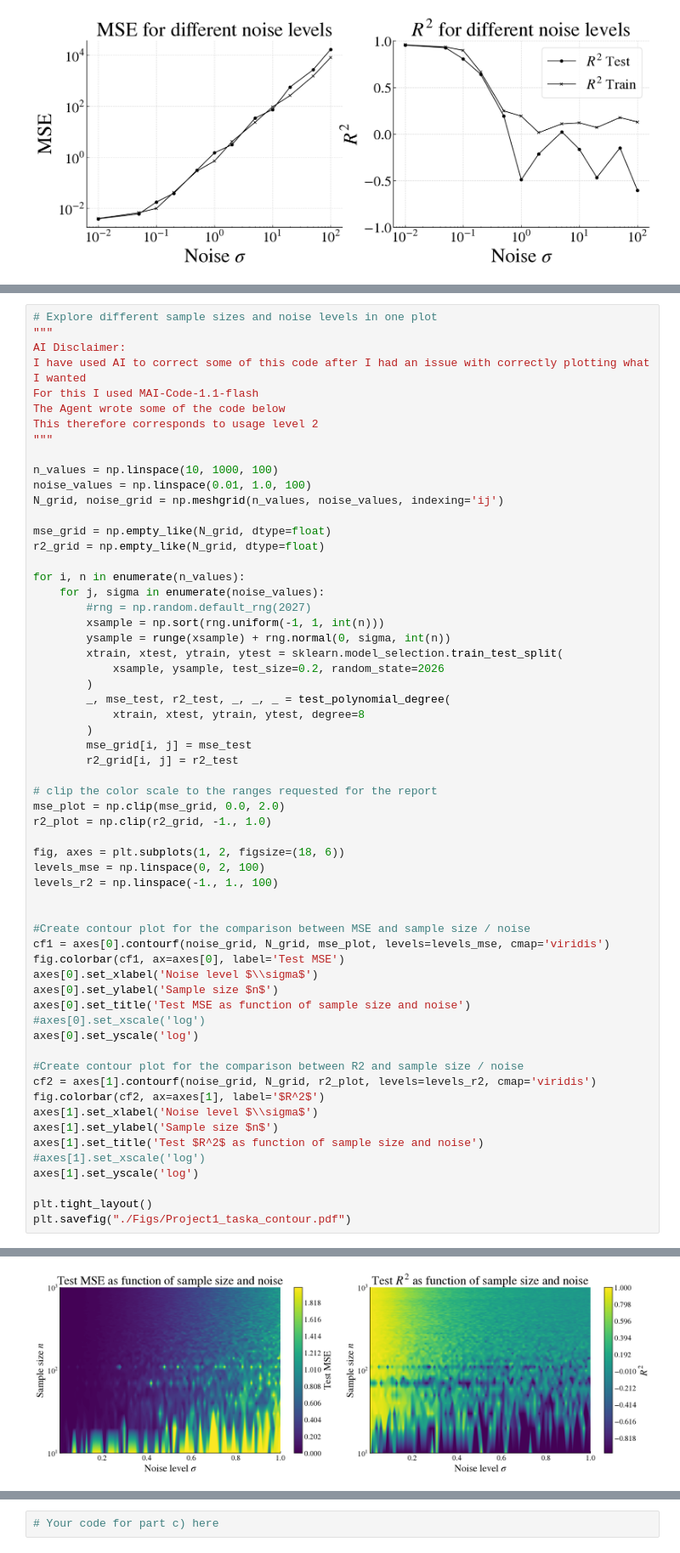
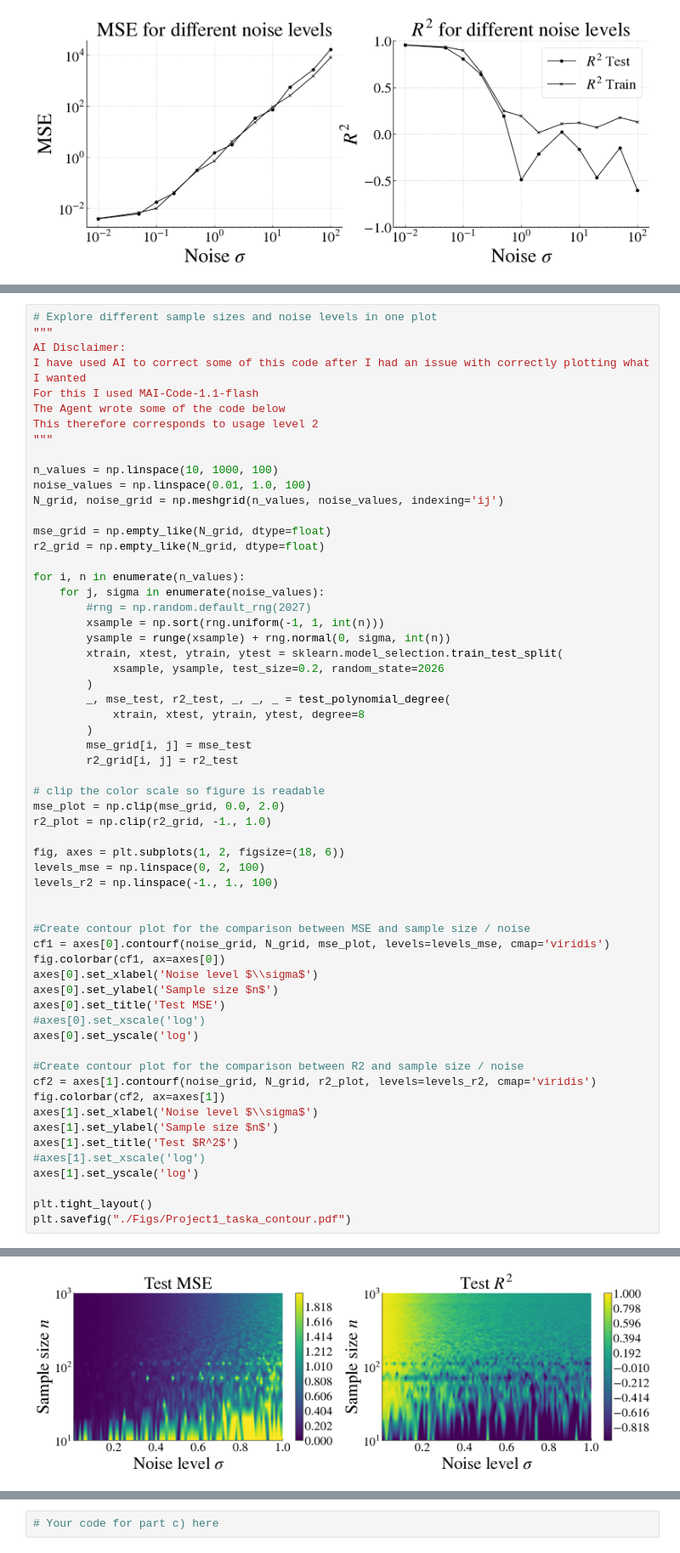
Before and after one commit to JOJ0O0O/MachineLearningUiO, a Jupyter notebook: doc/Projects/2026/Project1/Project1.ipynb, the cells around one changed output, grey strips where cells are left out. Shown at 85% size. Saved outputs shown, nothing was run; the diff lists cells and outputs as text.

```diff
--- a/doc/Projects/2026/Project1/Project1.ipynb
+++ b/doc/Projects/2026/Project1/Project1.ipynb
@@ -569,7 +621,7 @@ for i, n in enumerate(n_values):
         mse_grid[i, j] = mse_test
         r2_grid[i, j] = r2_test
 
-# clip the color scale to the ranges requested for the report
+# clip the color scale so figure is readable
 mse_plot = np.clip(mse_grid, 0.0, 2.0)
 r2_plot = np.clip(r2_grid, -1., 1.0)
 
@@ -580,43 +632,43 @@ levels_r2 = np.linspace(-1., 1., 100)
 
 #Create contour plot for the comparison between MSE and sample size / noise
 cf1 = axes[0].contourf(noise_grid, N_grid, mse_plot, levels=levels_mse, cmap='viridis')
-fig.colorbar(cf1, ax=axes[0], label='Test MSE')
+fig.colorbar(cf1, ax=axes[0])
 axes[0].set_xlabel('Noise level $\\sigma$')
 axes[0].set_ylabel('Sample size $n$')
-axes[0].set_title('Test MSE as function of sample size and noise')
+axes[0].set_title('Test MSE')
 #axes[0].set_xscale('log')
 axes[0].set_yscale('log')
 
 #Create contour plot for the comparison between R2 and sample size / noise
 cf2 = axes[1].contourf(noise_grid, N_grid, r2_plot, levels=levels_r2, cmap='viridis')
-fig.colorbar(cf2, ax=axes[1], label='$R^2$')
+fig.colorbar(cf2, ax=axes[1])
 axes[1].set_xlabel('Noise level $\\sigma$')
 axes[1].set_ylabel('Sample size $n$')
-axes[1].set_title('Test $R^2$ as function of sample size and noise')
+axes[1].set_title('Test $R^2$')
 #axes[1].set_xscale('log')
 axes[1].set_yscale('log')
 
 plt.tight_layout()
 plt.savefig("./Figs/Project1_taska_contour.pdf")
 # %% [output]
 The degree 8  polynomial train data has shape:  (8, 8)
 The degree 8  polynomial train data has shape:  (8, 8)
 The degree 8  polynomial train data has shape:  (8, 8)
 The degree 8  polynomial train data has shape:  (8, 8)
 The degree 8  polynomial train data has shape:  (8, 8)
 The degree 8  polynomial train data has shape:  (8, 8)
 The degree 8  polynomial train data has shape:  (8, 8)
 The degree 8  polynomial train data has shape:  (8, 8)
 The degree 8  polynomial train data has shape:  (8, 8)
 The degree 8  polynomial train data has shape:  (8, 8)
 The degree 8  polynomial train data has shape:  (8, 8)
 The degree 8  polynomial train data has shape:  (8, 8)
 ... (7025 lines left out)
 The degree 8  polynomial train data has shape:  (568, 8)
 The degree 8  polynomial train data has shape:  (568, 8)
 The degree 8  polynomial train data has shape:  (568, 8)
 The degree 8  polyno
-[figure, old version]
+[figure, new version]
 # %% [markdown]
 ### Part b): Adding Ridge regression for the Runge function
 
```
Also changed, not shown: parts of 2 cells of this notebook, 19 other files.
